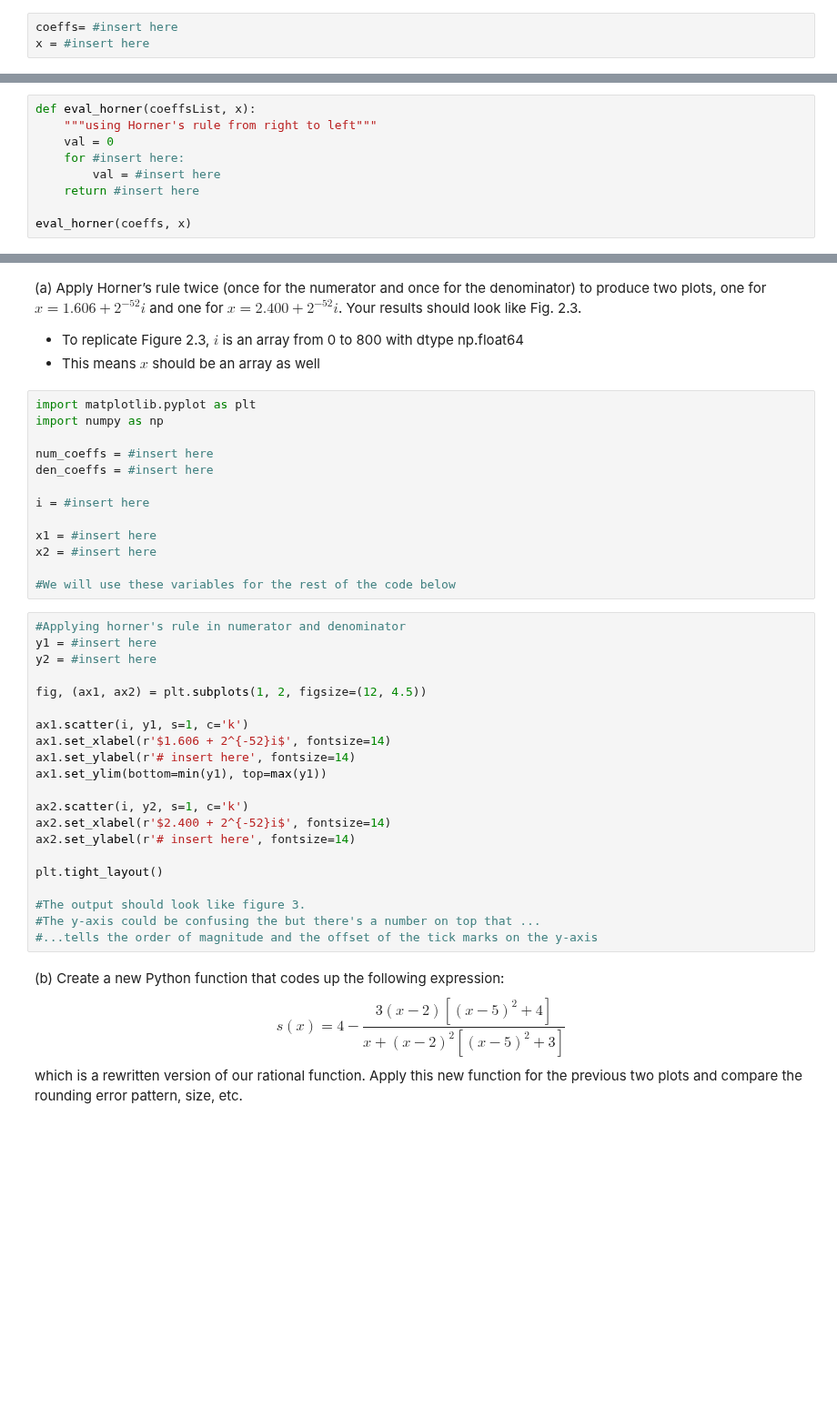
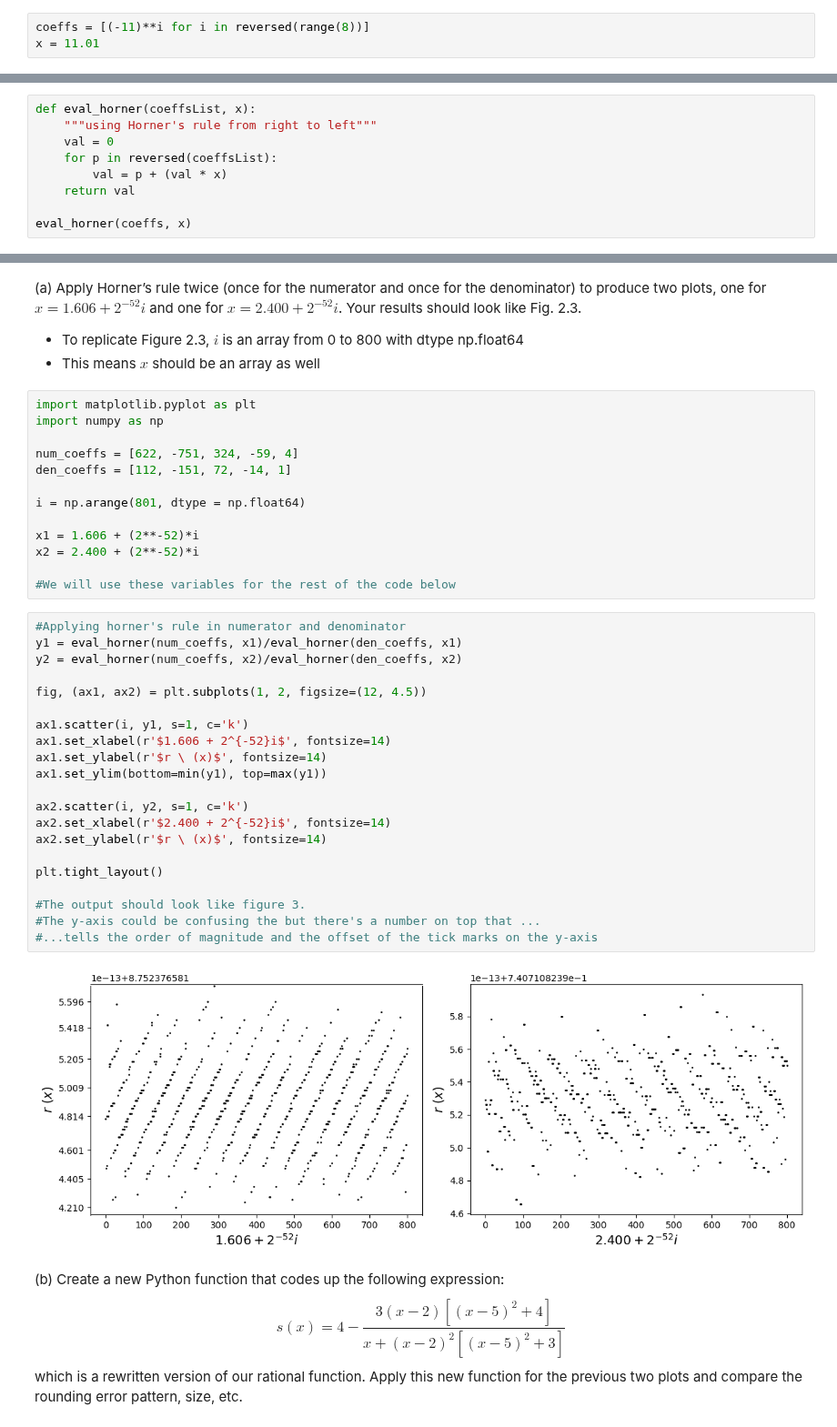
Before and after one commit to CJ4ke/AP155_TX1_1sAY2627, a Jupyter notebook: Camello_Test/3HornersRule/3HornersRule_CAMELLO.ipynb, the cells around one changed output, grey strips where cells are left out. Shown at 91% size. Saved outputs shown, nothing was run; the diff lists cells and outputs as text; blank space fills up the shorter version.

```diff
--- a/Camello_Test/3HornersRule/3HornersRule_CAMELLO.ipynb
+++ b/Camello_Test/3HornersRule/3HornersRule_CAMELLO.ipynb
@@ -61,8 +69,8 @@ multiplications, from $x^2$ all the way up to $x^{n-1}$.
 
 Let `coeffs=[(-11)**i for i in reversed(range(8))]` and `x = 11.01`
 # %%
-coeffs= #insert here
-x = #insert here
+coeffs = [(-11)**i for i in reversed(range(8))]
+x = 11.01
 # %%
 def eval_naive(coeffsList, x):
     """evaluate naively from left to right, using the power/exponent operations"""
@@ -83,8 +93,8 @@ Write a function that takes in a list containing the $p_i$'s, say `coeffs`  and
 def eval_horner(coeffsList, x):
     """using Horner's rule from right to left"""
     val = 0
-    for #insert here:
-        val = #insert here
-    return #insert here
+    for p in reversed(coeffsList):
+        val = p + (val * x)
+    return val
 
 eval_horner(coeffs, x)
@@ -126,36 +148,38 @@ $$ r(x) = \frac{4x^4 - 59x^3 + 324 x^2 - 751x + 622}{x^4 - 14x^3 + 72x^2 - 151x
 import matplotlib.pyplot as plt
 import numpy as np
 
-num_coeffs = #insert here
-den_coeffs = #insert here
+num_coeffs = [622, -751, 324, -59, 4]
+den_coeffs = [112, -151, 72, -14, 1]
 
-i = #insert here
+i = np.arange(801, dtype = np.float64)
 
-x1 = #insert here
-x2 = #insert here
+x1 = 1.606 + (2**-52)*i
+x2 = 2.400 + (2**-52)*i
 
 #We will use these variables for the rest of the code below
 # %%
 #Applying horner's rule in numerator and denominator
-y1 = #insert here
-y2 = #insert here
+y1 = eval_horner(num_coeffs, x1)/eval_horner(den_coeffs, x1)
+y2 = eval_horner(num_coeffs, x2)/eval_horner(den_coeffs, x2)
 
 fig, (ax1, ax2) = plt.subplots(1, 2, figsize=(12, 4.5))
 
 ax1.scatter(i, y1, s=1, c='k')
 ax1.set_xlabel(r'$1.606 + 2^{-52}i$', fontsize=14)
-ax1.set_ylabel(r'# insert here', fontsize=14)
+ax1.set_ylabel(r'$r \ (x)$', fontsize=14)
 ax1.set_ylim(bottom=min(y1), top=max(y1))
 
 ax2.scatter(i, y2, s=1, c='k')
 ax2.set_xlabel(r'$2.400 + 2^{-52}i$', fontsize=14)
-ax2.set_ylabel(r'# insert here', fontsize=14)
+ax2.set_ylabel(r'$r \ (x)$', fontsize=14)
 
 plt.tight_layout()
 
 #The output should look like figure 3.
 #The y-axis could be confusing the but there's a number on top that ...
 #...tells the order of magnitude and the offset of the tick marks on the y-axis
+# %% [output]
+[figure, added]
 # %% [markdown]
 (b) Create a new Python function that codes up the following expression:
 $$ s(x)= 4− \frac{3(x−2)[(x−5)^2 + 4]}{x + (x−2)^2[(x−5)^2 + 3]}$$
```
Also changed, not shown: parts of 12 cells of this notebook.
